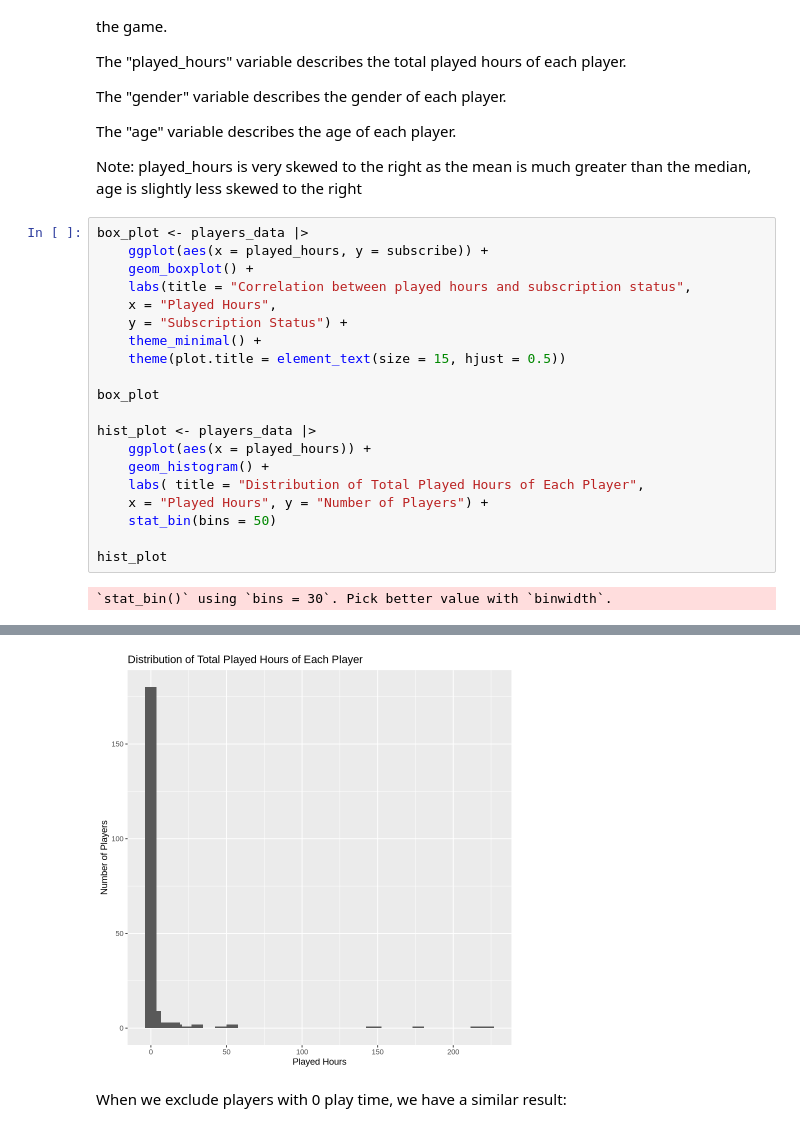
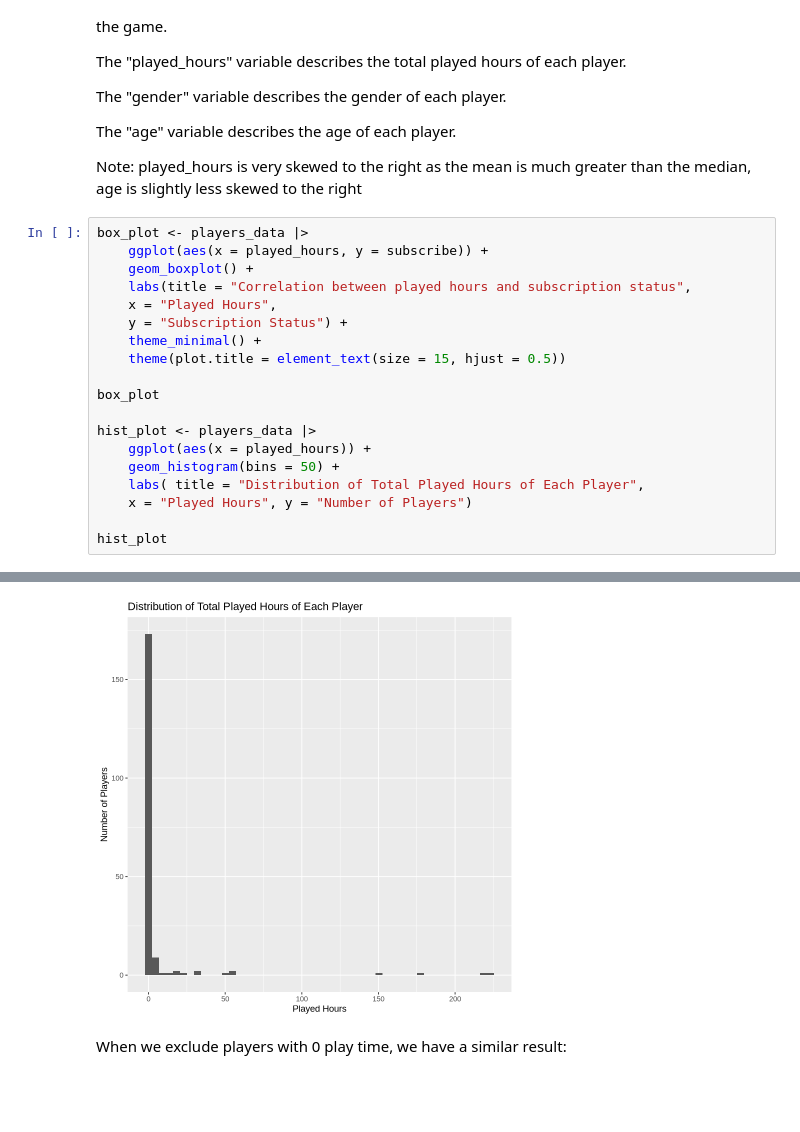
Before and after one commit to Jessica9521/Individual-Planning-Report, a Jupyter notebook: Individual Planning Report.ipynb, the cells around one changed output, grey strips where cells are left out. Drawn from its saved outputs; the diff is of its cells as text; blank space fills up the shorter version.

```diff
--- a/Individual Planning Report.ipynb
+++ b/Individual Planning Report.ipynb
@@ -82,27 +73,25 @@ Note: played_hours is very skewed to the right as the mean is much greater than
 # %%
 box_plot <- players_data |>
     ggplot(aes(x = played_hours, y = subscribe)) +
     geom_boxplot() +
     labs(title = "Correlation between played hours and subscription status",
     x = "Played Hours",
     y = "Subscription Status") +
     theme_minimal() +
     theme(plot.title = element_text(size = 15, hjust = 0.5))
 
 box_plot
 
 hist_plot <- players_data |>
     ggplot(aes(x = played_hours)) +
-    geom_histogram() +
+    geom_histogram(bins = 50) +
     labs( title = "Distribution of Total Played Hours of Each Player",
-    x = "Played Hours", y = "Number of Players") +
-    stat_bin(bins = 50)
+    x = "Played Hours", y = "Number of Players")
 
 hist_plot
 # %% [output]
-`stat_bin()` using `bins = 30`. Pick better value with `binwidth`.
 [figure]
-[figure, old version]
+[figure, new version]
 # %% [markdown]
 When we exclude players with 0 play time, we have a similar result:
 # %%
```
Also changed, not shown: parts of 3 cells of this notebook.
